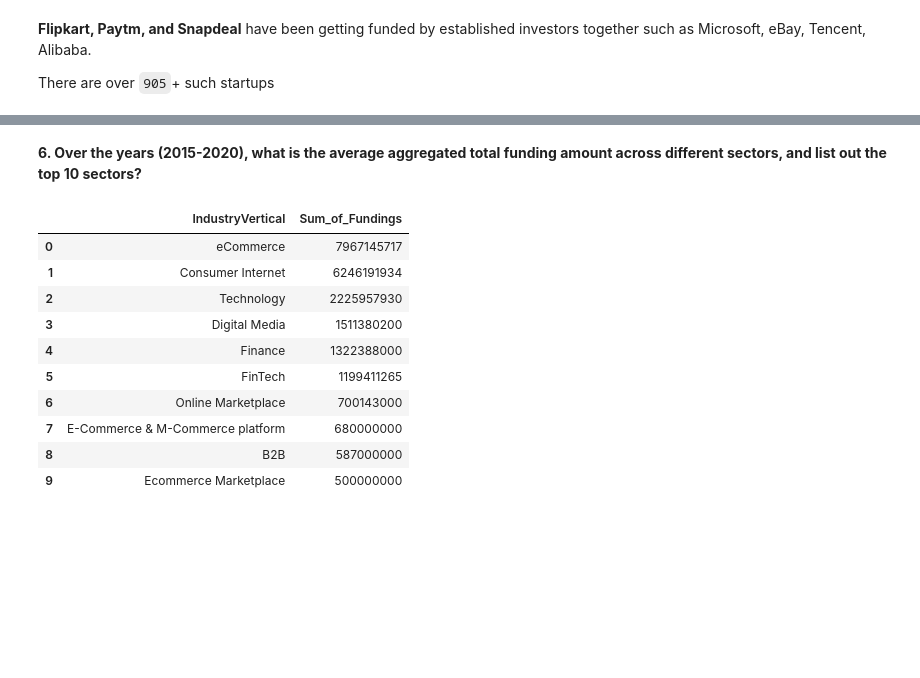
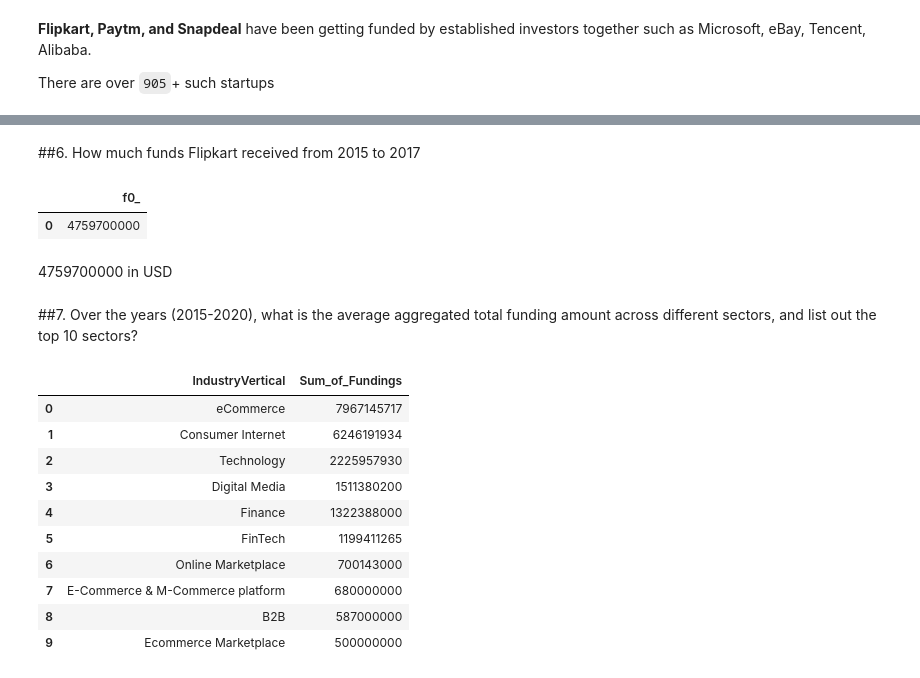
Before and after one commit to bhagirathbhard/IndianStartupFunding, a Jupyter notebook: Indian_Startup_Funding.ipynb, the cells around one changed output, grey strips where cells are left out. Drawn from its saved outputs; the diff is of its cells as text; code cells hidden in the pictures; blank space fills up the shorter version.

```diff
--- a/Indian_Startup_Funding.ipynb
+++ b/Indian_Startup_Funding.ipynb
@@ -1222,5 +1241,16 @@ There are over `905`+ such startups
+# %% [markdown]
+##6. How much funds Flipkart received from 2015 to 2017
+# %%
+%%bigquery --project=ba775-team-project-a01
+
+SELECT SUM(Amount_USD) FROM `ba775-team-project-a01.indian_startups_cleaned.Funding_Calculation` WHERE StartupName like 'Flipkart'
+# %% [output]
+|  | f0_ |
+| 0 | 4759700000 |
+# %% [markdown]
+4759700000 in USD
 # %% [markdown]
-**6.   Over the years (2015-2020), what is the average aggregated total funding amount across different sectors, and list out the top 10 sectors?**
+##7.   Over the years (2015-2020), what is the average aggregated total funding amount across different sectors, and list out the top 10 sectors?
 # %%
 %%bigquery --project=ba775-team-project-a01
 SELECT IndustryVertical,SUM(Amount_USD) as Sum_of_Fundings
```
Also changed, not shown: parts of 43 cells of this notebook.
